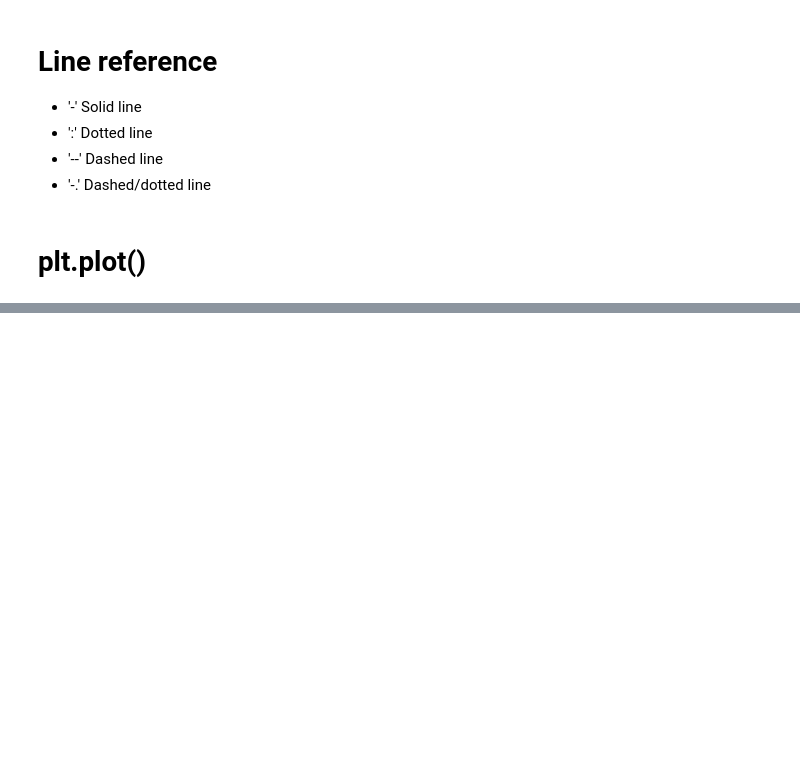
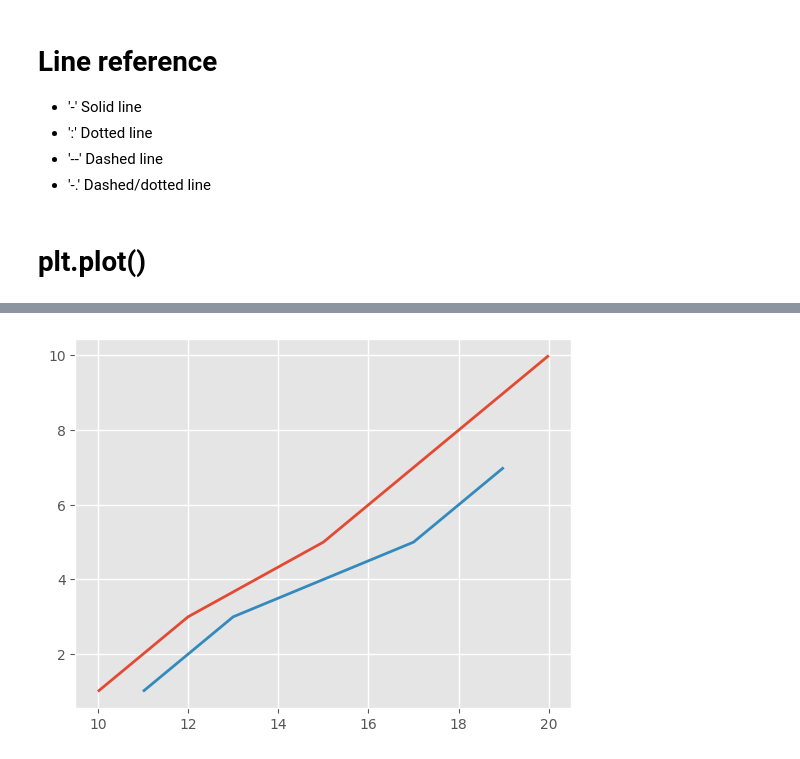
Before and after one commit to rakeshkandhi/Data-Science, a Jupyter notebook: Python/Libraries/Matplotlib.ipynb, the cells around one changed output, grey strips where cells are left out. Drawn from its saved outputs; the diff is of its cells as text; code cells hidden in the pictures; blank space fills up the shorter version.

```diff
--- a/Python/Libraries/Matplotlib.ipynb
+++ b/Python/Libraries/Matplotlib.ipynb
@@ -87,0 +90,7 @@ plt.show()  # displaying the plot
+# %%
+plt.style.use("ggplot")
+plt.plot(x, y)
+plt.plot(mat[0], mat[1])
+plt.show()
+# %% [output]
+[figure, added]
```
Also changed, not shown: parts of 2 cells of this notebook, 5 other files.
